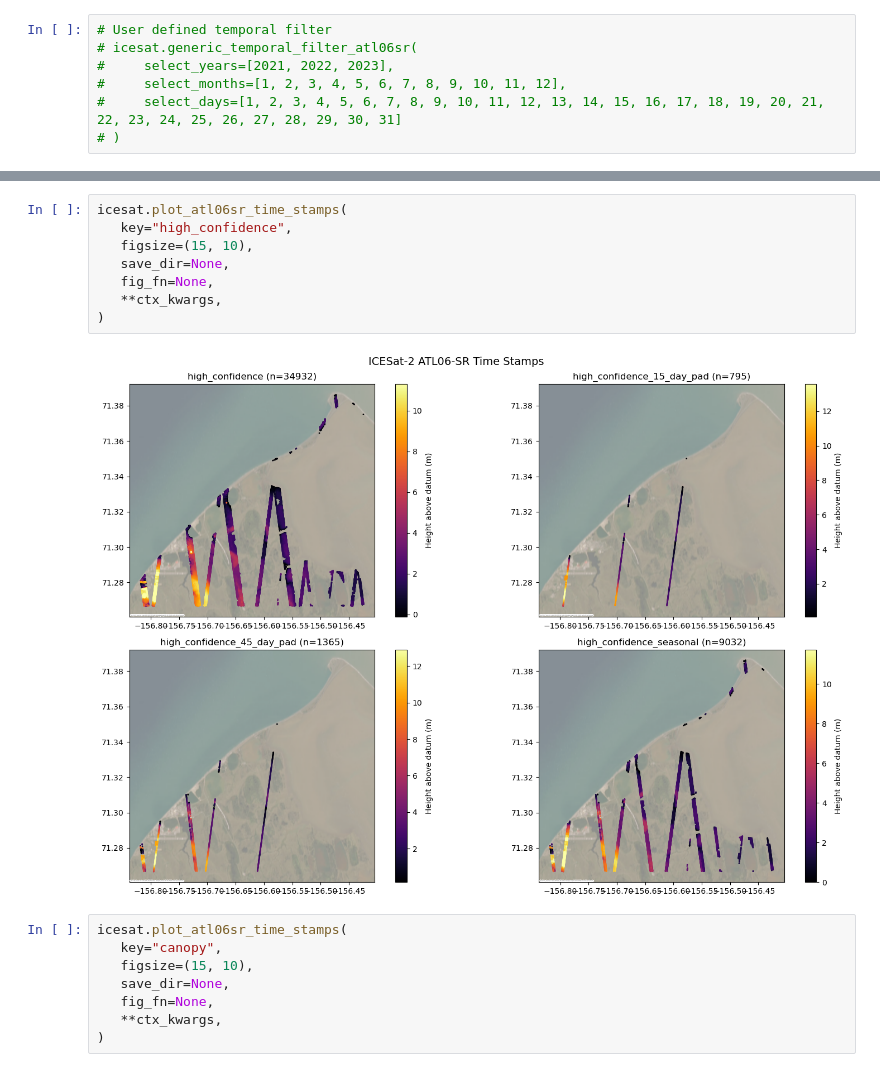
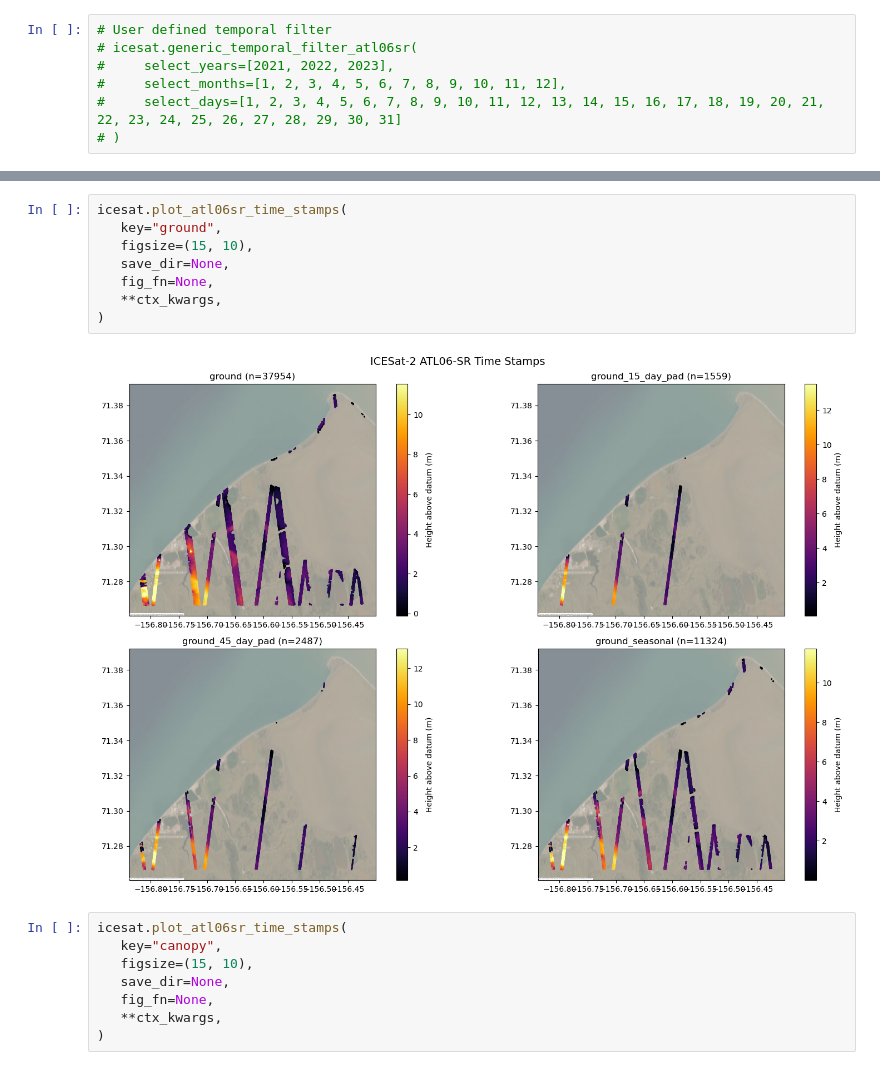
Before and after one commit to uw-cryo/asp_plot, a Jupyter notebook: notebooks/icesat2_plots.ipynb, the cells around one changed output, grey strips where cells are left out. Cells and saved outputs as stored; diff of their text form.

```diff
--- a/notebooks/icesat2_plots.ipynb
+++ b/notebooks/icesat2_plots.ipynb
@@ -103,13 +96,13 @@ icesat.atl06sr_processing_levels_filtered["ground_seasonal"].shape
 # %%
 icesat.plot_atl06sr_time_stamps(
-   key="high_confidence",
+   key="ground",
    figsize=(15, 10),
    save_dir=None,
    fig_fn=None,
    **ctx_kwargs,
 )
 # %% [output]
-[figure, old version]
+[figure, new version]
 # %%
 icesat.plot_atl06sr_time_stamps(
    key="canopy",
```
Also changed, not shown: parts of 12 cells of this notebook, 34 other files.
